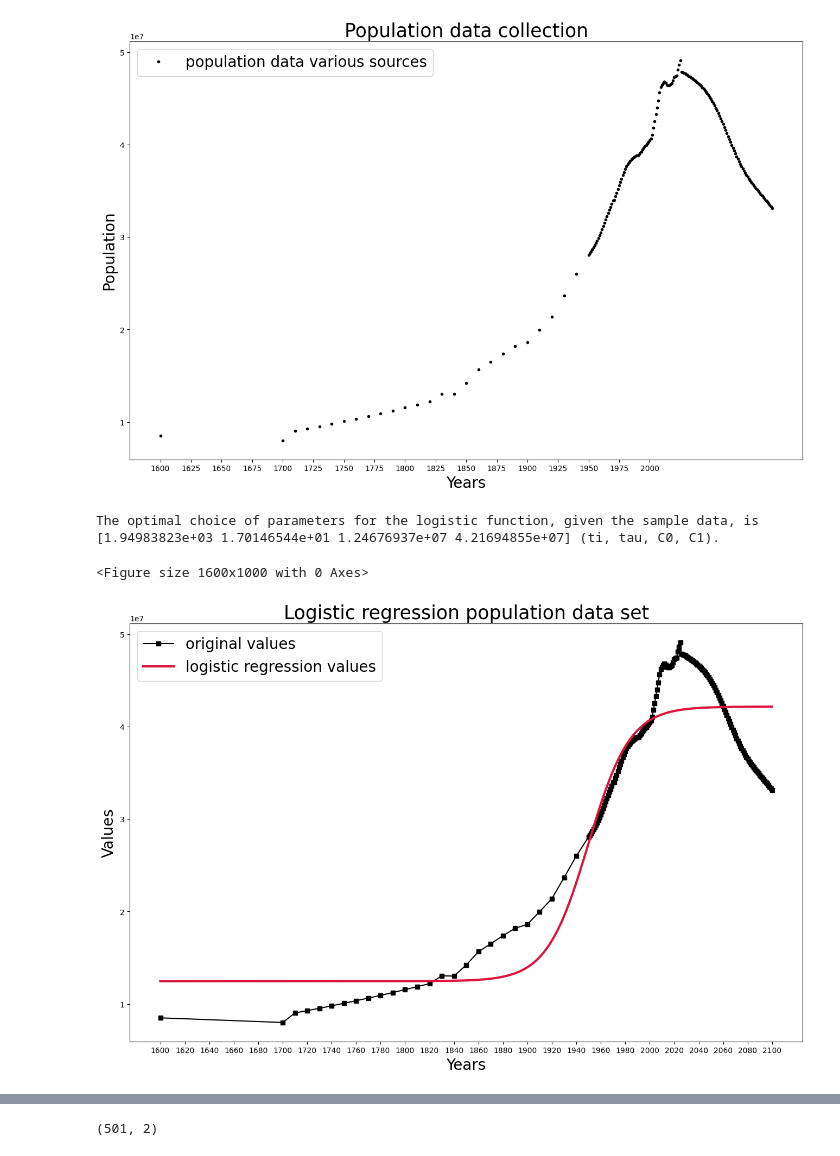
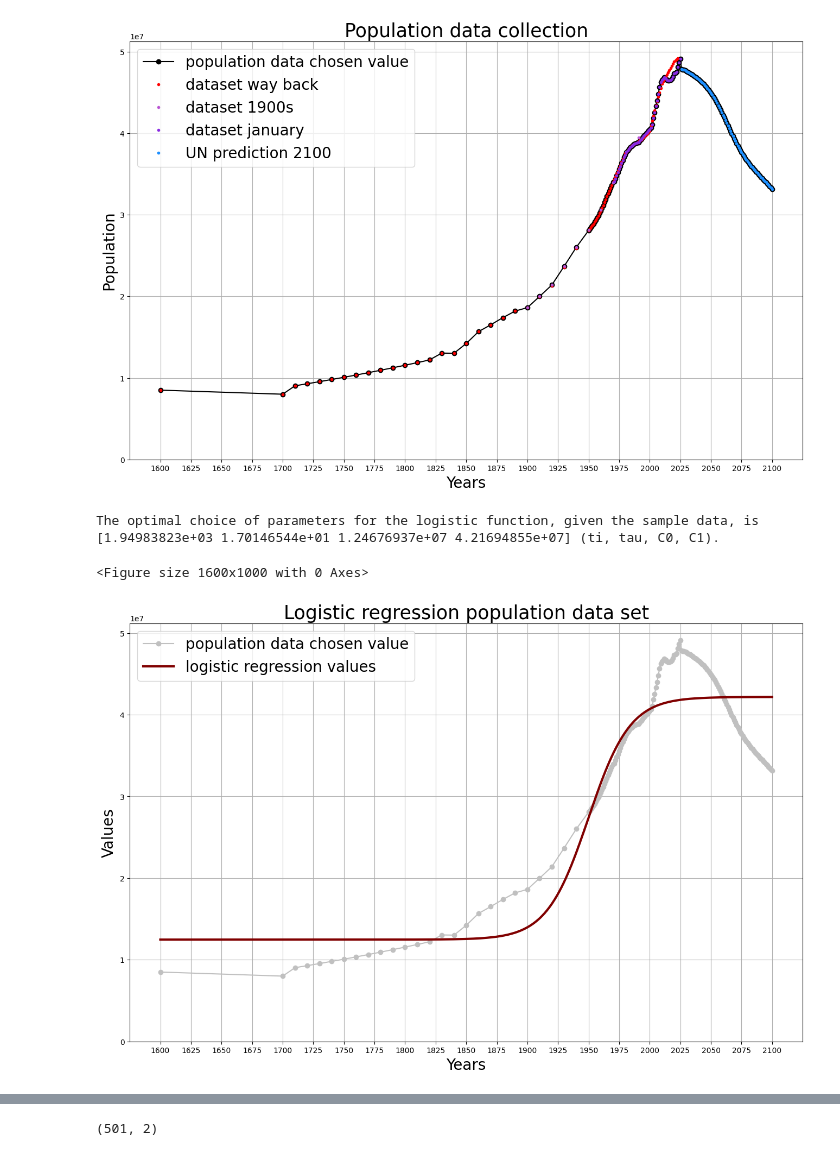
Before and after one commit to tdhunn01-design/MFA2, a Jupyter notebook: population.ipynb, the cells around one changed output, grey strips where cells are left out. Drawn from its saved outputs; the diff is of its cells as text; code cells hidden in the pictures.

```diff
--- a/population.ipynb
+++ b/population.ipynb
@@ -76,16 +54,21 @@ print(data_col)
 [177 rows x 2 columns]
 # %%
 plt.figure(figsize=(16,10))
-plt.plot(data_col['YEAR'], data_col['POPULATION'], '.', color = 'black', label = f'population data various sources')
+plt.plot(data_col['YEAR'], data_col['POPULATION'], 'o-', color = 'black', label = f'population data chosen value')
+plt.plot(data["TIME"], data["HYDE DATA"], '.', label="dataset way back", color='red')
+plt.plot(data["TIME"], data["1900s POPULATION"], '.', label="dataset 1900s", color = 'mediumorchid')
+plt.plot(data["TIME"], data["JAN POPULATION"], '.', label="dataset january", color = 'blueviolet')
+plt.plot(data["TIME"], data["UN pred"], '.', label="UN prediction 2100", color = 'dodgerblue')
+plt.grid()
 plt.legend(loc = 'best', fontsize = 20)
-plt.xticks(list(range(1600, 2025, 25)))
+plt.xticks(list(range(1600, 2101, 25)))
 plt.xlabel('Years', fontsize = 20)
 plt.ylabel('Population', fontsize = 20)
 plt.title('Population data collection', fontsize = 25)
-plt.savefig('pop_data_collection.png')
+plt.ylim(ymin=0)
 plt.show()
 # %% [output]
-[figure, old version]
+[figure, new version]
 # %%
 def logistic(x:np.ndarray,ti:float,tau:float,C0:float,C1:float) -> np.ndarray:
     """
@@ -104,36 +87,37 @@ def logistic(x:np.ndarray,ti:float,tau:float,C0:float,C1:float) -> np.ndarray:
 # %%
 # Logistic regression using method from warmup 15
 
 plt.figure(figsize=(16,10))
 #add plot and labels here
 all_years = range(1600, 2101, 1)
 inputs = data_col['YEAR']
 outputs = data_col['POPULATION']
 pred_inputs = all_years
 # it might be necessary to adjust the bounds argument,
 # determining the extreme acceptable value for the parameters of the logistic function.
 # Bounds are set as ([low_ti, low_tau, low_Co, low_C1],[high_ti,high_tau, high_Co, high_C1 ])
 popt, pcov = curve_fit(logistic, inputs, outputs, bounds = ([min(inputs), 0, 0, 0], [max(inputs), 10*8, 10**8, 10**8]))
 pred_outputs = logistic(pred_inputs, *popt)
 
 print(f'The optimal choice of parameters for the logistic function, given the sample data, is {popt} (ti, tau, C0, C1).')
 plt.figure(figsize=(16,10))
-plt.plot(inputs, outputs, 's-', color = 'black', markersize = 6, label = f'original values')
-plt.plot(pred_inputs, pred_outputs, color = 'crimson', lw = 3, label = 'logistic regression values')
+plt.plot(data_col['YEAR'], data_col['POPULATION'], 'o-', color = 'silver', label = f'population data chosen value')
+plt.plot(pred_inputs, pred_outputs, color = 'maroon', lw = 3, label = 'logistic regression values')
 plt.legend(loc = 'best', fontsize = 20)
-plt.xticks(list(pred_inputs[::20]))
+plt.xticks(list(range(1600, 2101, 25)))
 plt.xlabel('Years', fontsize = 20)
 plt.ylabel('Values', fontsize = 20)
 plt.title('Logistic regression population data set', fontsize = 25)
-plt.savefig('log_reg_pop.png')
+plt.ylim(ymin=0)
+plt.grid()
 plt.show()
 
 pred_inputs_log_p = pred_inputs
 pred_outputs_log_p = pred_outputs
 # %% [output]
 The optimal choice of parameters for the logistic function, given the sample data, is [1.94983823e+03 1.70146544e+01 1.24676937e+07 4.21694855e+07] (ti, tau, C0, C1).
 <Figure size 1600x1000 with 0 Axes>
-[figure, old version]
+[figure, new version]
 # %%
 # natural cubic spline seems a better fit to account for population decline in the future
 inputs = data_col['YEAR']
```
Also changed, not shown: parts of 2 cells of this notebook, 5 other files.
